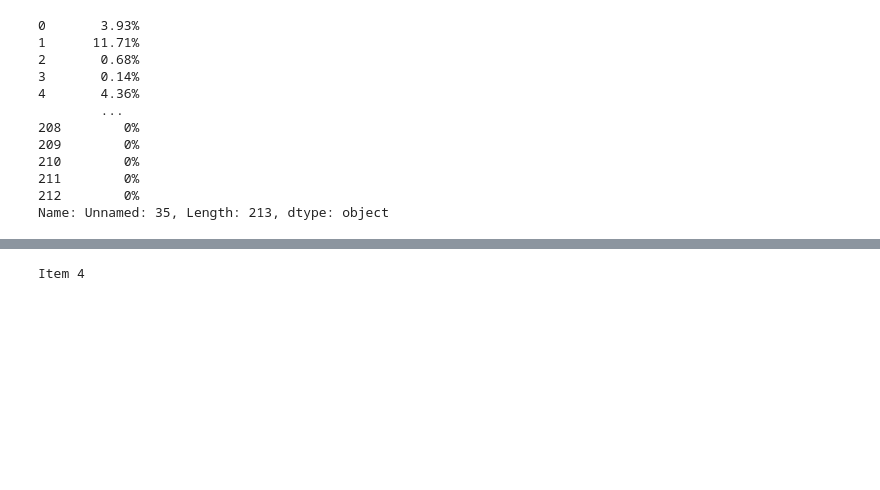
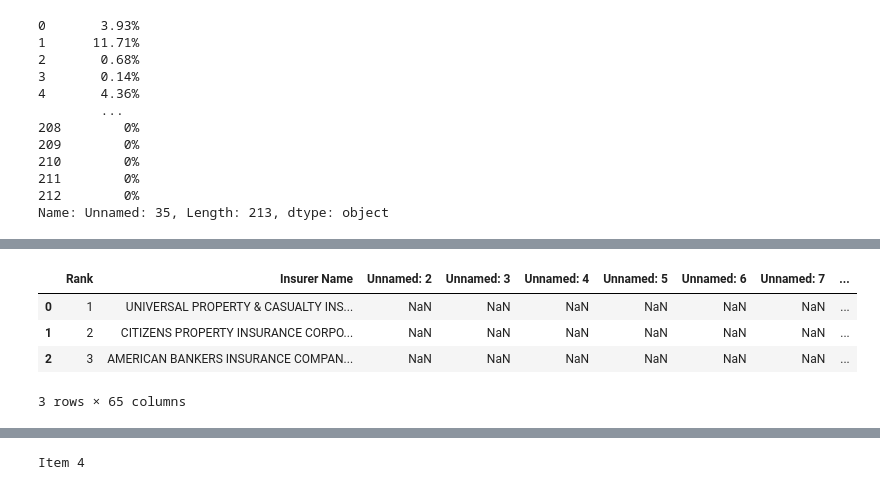
Before and after one commit to AlbertWKing/FL_Ins, a Jupyter notebook: data_import.ipynb, the cells around one changed output, grey strips where cells are left out. Cells and saved outputs as stored; diff of their text form; code cells hidden in the pictures; blank space fills up the shorter version.

Commit message:
importing multiple data files

```diff
--- a/data_import.ipynb
+++ b/data_import.ipynb
@@ -207,0 +210,28 @@ Name: Unnamed: 35, Length: 213, dtype: object
+# %%
+file_names = [file for file in os.listdir('./data/raw') if file[0] != '.']
+
+raw_data_detail = {}
+for file_name in file_names:
+    raw_data = pd.read_excel(f'./data/raw/{file_name}', skiprows = 14)
+    width = len(raw_data.columns)
+    column_names = list(raw_data.columns)
+    full_columns = {}
+    for column in raw_data.columns:
+        if raw_data.loc[:,x].isnull().all() == False:
+            full_columns.update({column : 1})
+        else:
+            full_columns.update({column : 0})
+    raw_data_detail.update({file_name[:5] : {'width' : width, 'column_names' : column_names, 'full_columns' : full_columns}})
+
+individual_width = []
+for file in raw_data_detail.keys():
+    individual_width.append((raw_data_detail[file]['width']))
+set(individual_width)
+# %%
+raw_data.head(3)
+# %% [output]
+|  | Rank | Insurer Name | Unnamed: 2 | Unnamed: 3 | Unnamed: 4 | Unnamed: 5 | Unnamed: 6 | Unnamed: 7 | ... |
+| 0 | 1 | UNIVERSAL PROPERTY & CASUALTY INS... | NaN | NaN | NaN | NaN | NaN | NaN | ... |
+| 1 | 2 | CITIZENS PROPERTY INSURANCE CORPO... | NaN | NaN | NaN | NaN | NaN | NaN | ... |
+| 2 | 3 | AMERICAN BANKERS INSURANCE COMPAN... | NaN | NaN | NaN | NaN | NaN | NaN | ... |
+3 rows × 65 columns
```
Also changed, not shown: parts of 12 cells of this notebook.
